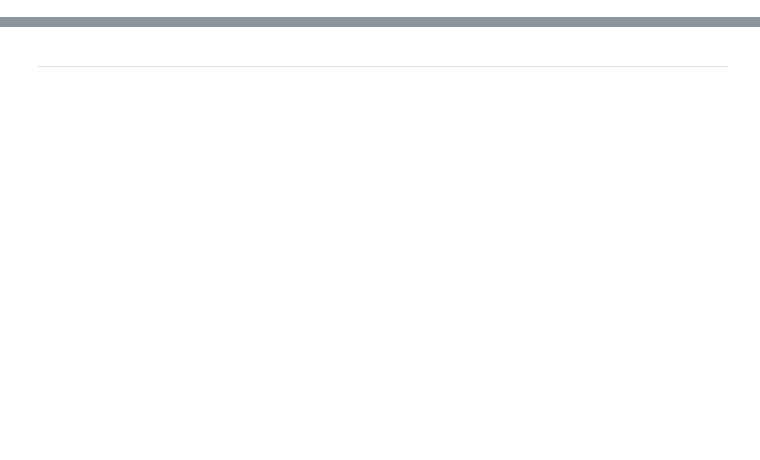
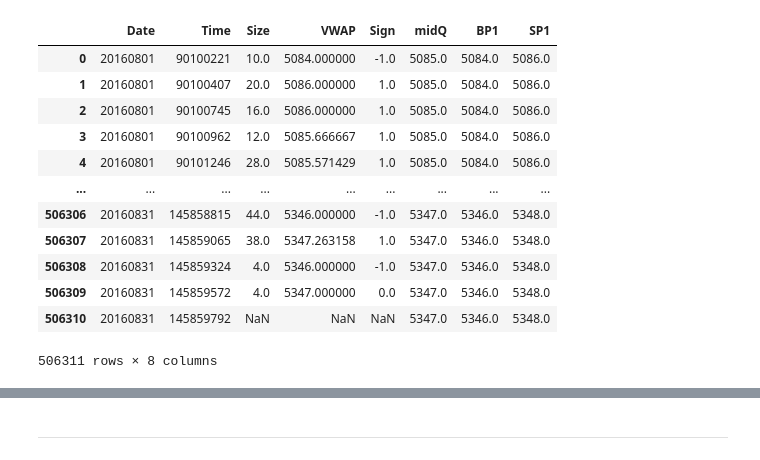
Before and after one commit to alanwake47/FINM-37601-Mathematical-Market-Microstructure, a Jupyter notebook: hw3/hw3_aman.ipynb, the cells around one changed output, grey strips where cells are left out. Saved outputs shown, nothing was run; the diff lists cells and outputs as text; code cells hidden in the pictures; blank space fills up the shorter version.

```diff
--- a/hw3/hw3_aman.ipynb
+++ b/hw3/hw3_aman.ipynb
@@ -120,0 +39,16 @@ Through these steps, we have derived that the response function 𝑅𝑙 can be
+# %%
+df2
+# %% [output]
+|  | Date | Time | Size | VWAP | Sign | midQ | BP1 | SP1 |
+| 0 | 20160801 | 90100221 | 10.0 | 5084.000000 | -1.0 | 5085.0 | 5084.0 | 5086.0 |
+| 1 | 20160801 | 90100407 | 20.0 | 5086.000000 | 1.0 | 5085.0 | 5084.0 | 5086.0 |
+| 2 | 20160801 | 90100745 | 16.0 | 5086.000000 | 1.0 | 5085.0 | 5084.0 | 5086.0 |
+| 3 | 20160801 | 90100962 | 12.0 | 5085.666667 | 1.0 | 5085.0 | 5084.0 | 5086.0 |
+| 4 | 20160801 | 90101246 | 28.0 | 5085.571429 | 1.0 | 5085.0 | 5084.0 | 5086.0 |
+| ... | ... | ... | ... | ... | ... | ... | ... | ... |
+| 506306 | 20160831 | 145858815 | 44.0 | 5346.000000 | -1.0 | 5347.0 | 5346.0 | 5348.0 |
+| 506307 | 20160831 | 145859065 | 38.0 | 5347.263158 | 1.0 | 5347.0 | 5346.0 | 5348.0 |
+| 506308 | 20160831 | 145859324 | 4.0 | 5346.000000 | -1.0 | 5347.0 | 5346.0 | 5348.0 |
+| 506309 | 20160831 | 145859572 | 4.0 | 5347.000000 | 0.0 | 5347.0 | 5346.0 | 5348.0 |
+| 506310 | 20160831 | 145859792 | NaN | NaN | NaN | 5347.0 | 5346.0 | 5348.0 |
+506311 rows × 8 columns
```
Also changed, not shown: parts of 18 cells of this notebook.
